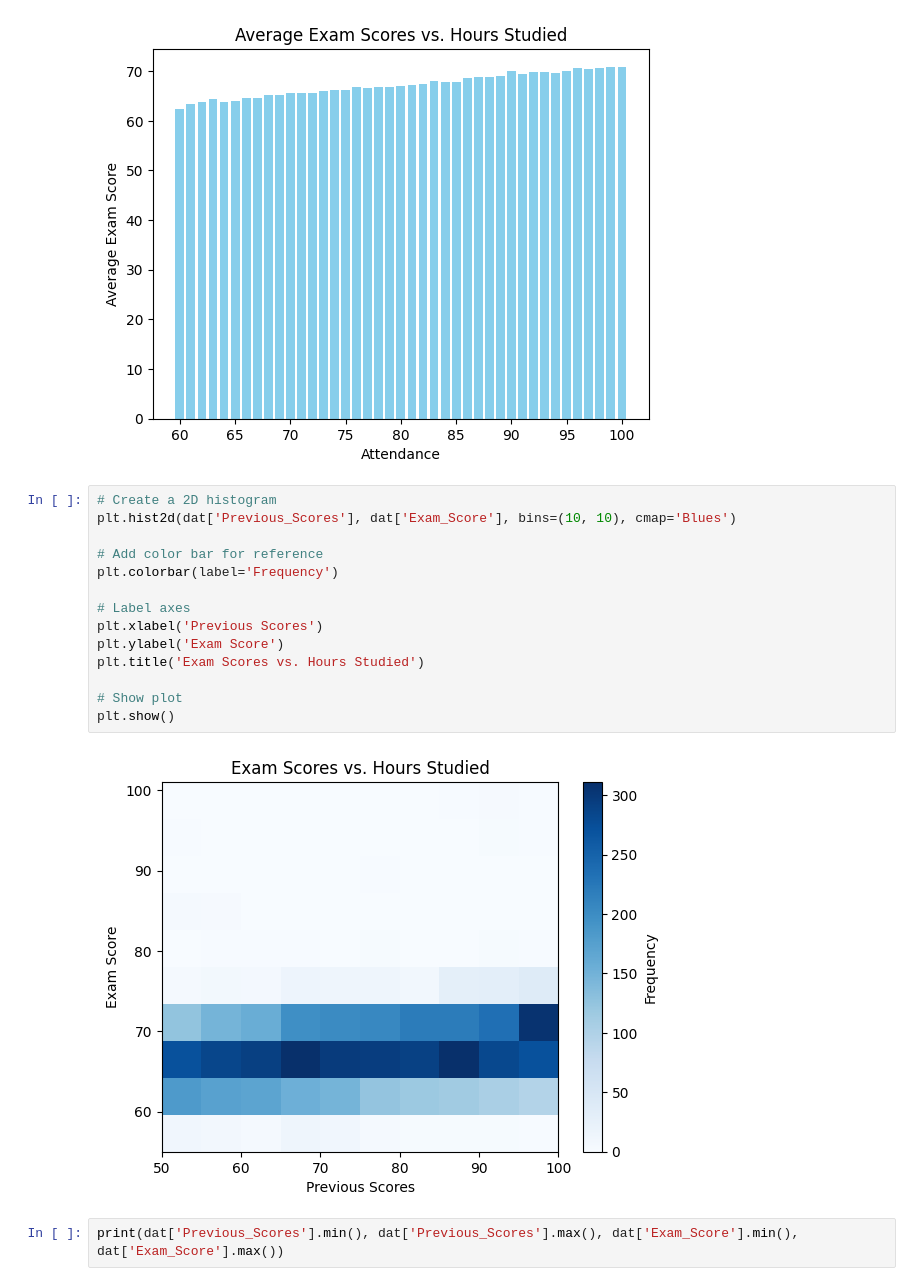
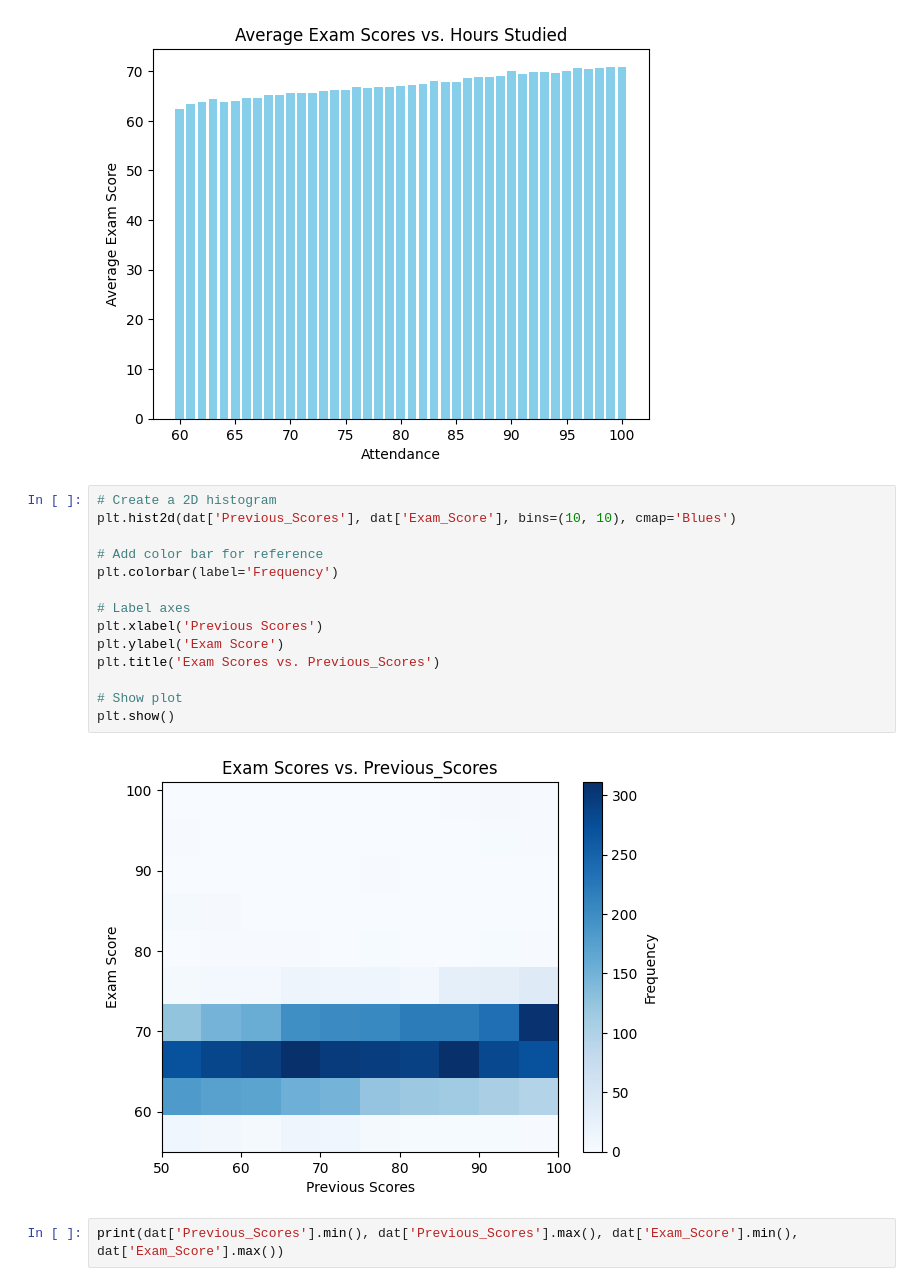
Before and after one commit to cc81972/Predict-a-score, a Jupyter notebook: EDA.ipynb, the cells around one changed output. Saved outputs shown, nothing was run; the diff lists cells and outputs as text.

Commit message:
fixed type on 2D histogram title

```diff
--- a/EDA.ipynb
+++ b/EDA.ipynb
@@ -59,19 +59,19 @@ plt.show()
 # %%
 # Create a 2D histogram
 plt.hist2d(dat['Previous_Scores'], dat['Exam_Score'], bins=(10, 10), cmap='Blues')
 
 # Add color bar for reference
 plt.colorbar(label='Frequency')
 
 # Label axes
 plt.xlabel('Previous Scores')
 plt.ylabel('Exam Score')
-plt.title('Exam Scores vs. Hours Studied')
+plt.title('Exam Scores vs. Previous_Scores')
 
 # Show plot
 plt.show()
 # %% [output]
-[figure, old version]
+[figure, new version]
 # %%
 print(dat['Previous_Scores'].min(), dat['Previous_Scores'].max(), dat['Exam_Score'].min(), dat['Exam_Score'].max())
 # %% [output]
```
